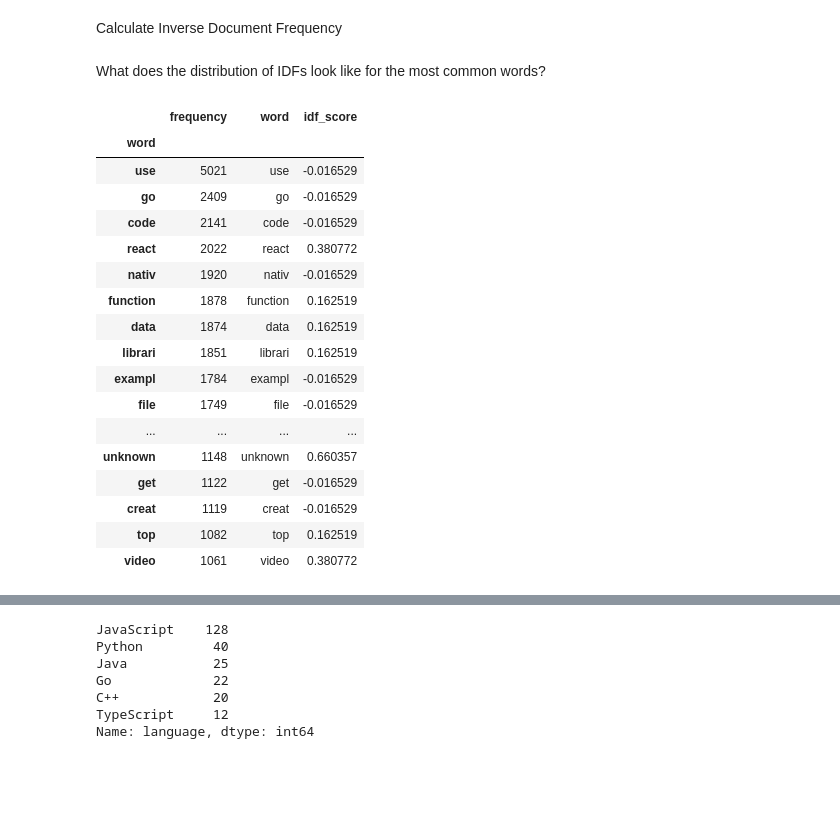
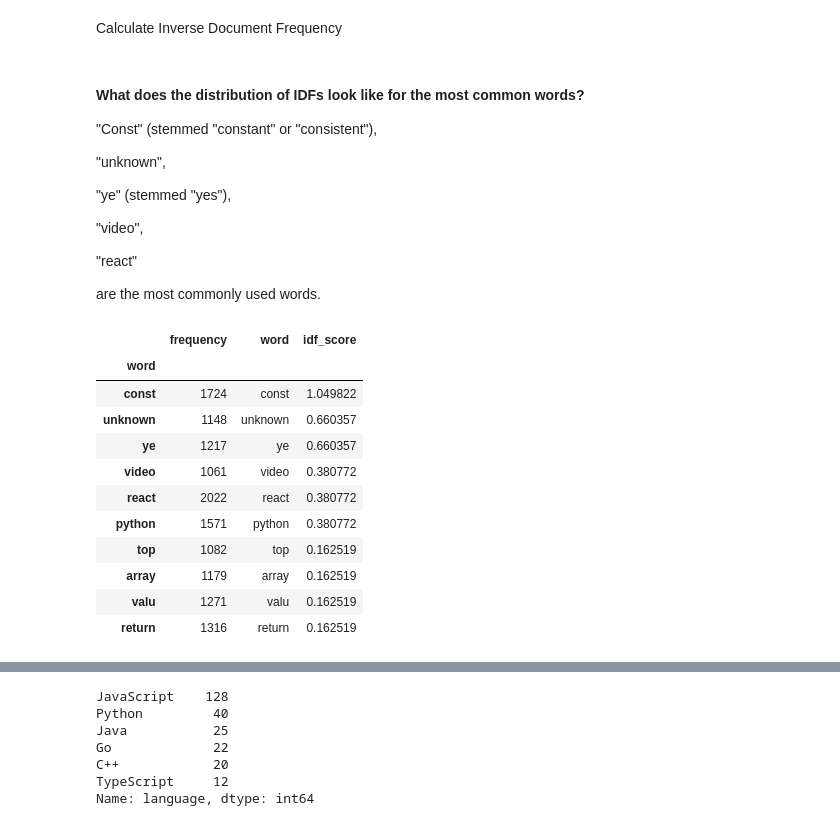
Before and after one commit to nlp-project-steven-gary/nlp_project, a Jupyter notebook: GitHub_Language_Predictor.ipynb, the cells around one changed output, grey strips where cells are left out. Drawn from its saved outputs; the diff is of its cells as text; code cells hidden in the pictures; blank space fills up the shorter version.

```diff
--- a/GitHub_Language_Predictor.ipynb
+++ b/GitHub_Language_Predictor.ipynb
@@ -422,28 +463,34 @@ list_of_languages = [js_words, python_words, cpp_words, \
 # %%
 word_stats_df['idf_score'] = word_stats_df.word.apply(idf)
 # %% [markdown]
-What does the distribution of IDFs look like for the most common words?
+#### What does the distribution of IDFs look like for the most common words?
+
+"Const" (stemmed "constant" or "consistent"),
+
+"unknown",
+
+"ye" (stemmed "yes"),
+
+"video",
+
+"react"
+
+are the most commonly used words.
-# %%
-word_stats_df
-# %% [output]
-|  | frequency | word | idf_score |
-| word |  |  |  |
-| use | 5021 | use | -0.016529 |
-| go | 2409 | go | -0.016529 |
-| code | 2141 | code | -0.016529 |
-| react | 2022 | react | 0.380772 |
-| nativ | 1920 | nativ | -0.016529 |
-| function | 1878 | function | 0.162519 |
-| data | 1874 | data | 0.162519 |
-| librari | 1851 | librari | 0.162519 |
-| exampl | 1784 | exampl | -0.016529 |
-| file | 1749 | file | -0.016529 |
-| ... | ... | ... | ... |
-| unknown | 1148 | unknown | 0.660357 |
-| get | 1122 | get | -0.016529 |
-| creat | 1119 | creat | -0.016529 |
-| top | 1082 | top | 0.162519 |
-| video | 1061 | video | 0.380772 |
+# %%
+word_stats_df.sort_values('idf_score', ascending=False).head(10)
+# %% [output]
+|  | frequency | word | idf_score |
+| word |  |  |  |
+| const | 1724 | const | 1.049822 |
+| unknown | 1148 | unknown | 0.660357 |
+| ye | 1217 | ye | 0.660357 |
+| video | 1061 | video | 0.380772 |
+| react | 2022 | react | 0.380772 |
+| python | 1571 | python | 0.380772 |
+| top | 1082 | top | 0.162519 |
+| array | 1179 | array | 0.162519 |
+| valu | 1271 | valu | 0.162519 |
+| return | 1316 | return | 0.162519 |
 # %%
 top_bigrams = (pd.Series(nltk.ngrams(all_words.split(), 2))
                       .value_counts()
```
Also changed, not shown: parts of 20 cells of this notebook.
